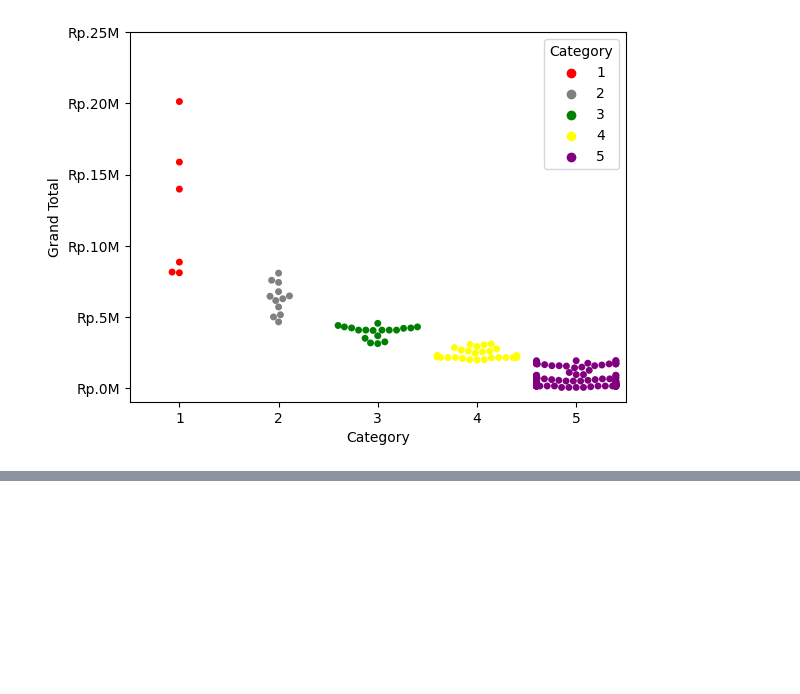
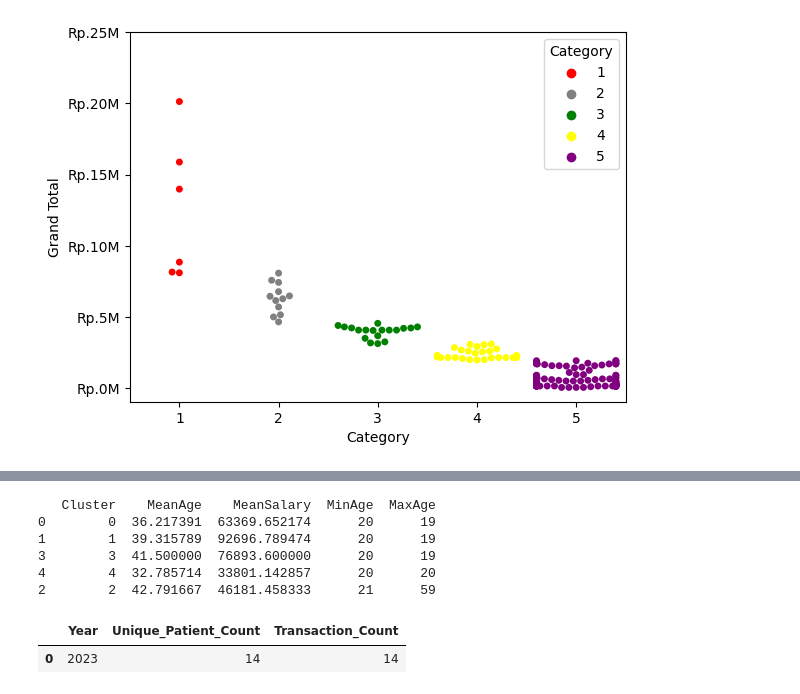
Before and after one commit to Gaia-Dental-Studio/AVC_high_low_customer_segmentation, a Jupyter notebook: processing.ipynb, the cells around one changed output, grey strips where cells are left out. Cells and saved outputs as stored; diff of their text form; code cells hidden in the pictures; blank space fills up the shorter version.

```diff
--- a/processing.ipynb
+++ b/processing.ipynb
@@ -123,0 +230,54 @@ plt.show()
+# %%
+import pandas as pd
+import numpy as np
+from sklearn.cluster import KMeans
+
+# Sample data
+np.random.seed(0)
+data = pd.DataFrame({
+    'Age': np.random.randint(20, 60, 100),
+    'Salary': np.random.randint(30000, 100000, 100)
+})
+
+# Specify the number of clusters (k)
+k = 5
+
+# Run k-means clustering on Age and Salary
+kmeans = KMeans(n_clusters=k, random_state=0)
+data['Cluster'] = kmeans.fit_predict(data[['Age', 'Salary']])
+
+# Calculate cluster statistics including min and max age and mean salary
+cluster_summary = data.groupby('Cluster').agg(
+    MeanAge=('Age', 'mean'),
+    MeanSalary=('Salary', 'mean'),
+    MinAge=('Age', 'min'),
+    MaxAge=('Age', 'max')
+).reset_index()
+
+# Sort clusters by MinAge for sequential processing
+cluster_summary.sort_values(by='MinAge', inplace=True)
+
+# Ensure clusters are mutually exclusive and collectively exhaustive
+overall_min_age = data['Age'].min()
+overall_max_age = data['Age'].max()
+
+# Adjust the first cluster's MinAge and set the last cluster's MaxAge
+cluster_summary.iloc[0, cluster_summary.columns.get_loc('MinAge')] = overall_min_age
+for i in range(len(cluster_summary) - 1):
+    # Set the MaxAge of the current cluster to be one less than the MinAge of the next cluster
+    cluster_summary.iloc[i, cluster_summary.columns.get_loc('MaxAge')] = (
+        cluster_summary.iloc[i + 1, cluster_summary.columns.get_loc('MinAge')] - 1
+    )
+
+# Ensure the last cluster covers up to the overall maximum age
+cluster_summary.iloc[-1, cluster_summary.columns.get_loc('MaxAge')] = overall_max_age
+
+# Check that the MinAge and MaxAge are now mutually exclusive and collectively exhaustive
+print(cluster_summary)
+# %% [output]
+   Cluster    MeanAge    MeanSalary  MinAge  MaxAge
+0        0  36.217391  63369.652174      20      19
+1        1  39.315789  92696.789474      20      19
+3        3  41.500000  76893.600000      20      19
+4        4  32.785714  33801.142857      20      20
+2        2  42.791667  46181.458333      21      59
@@ -123,0 +339,5 @@ plt.show()
+# %%
+grouped_df
+# %% [output]
+|  | Year | Unique_Patient_Count | Transaction_Count |
+| 0 | 2023 | 14 | 14 |
```
Also changed, not shown: parts of 4 cells of this notebook, 14 other files.
